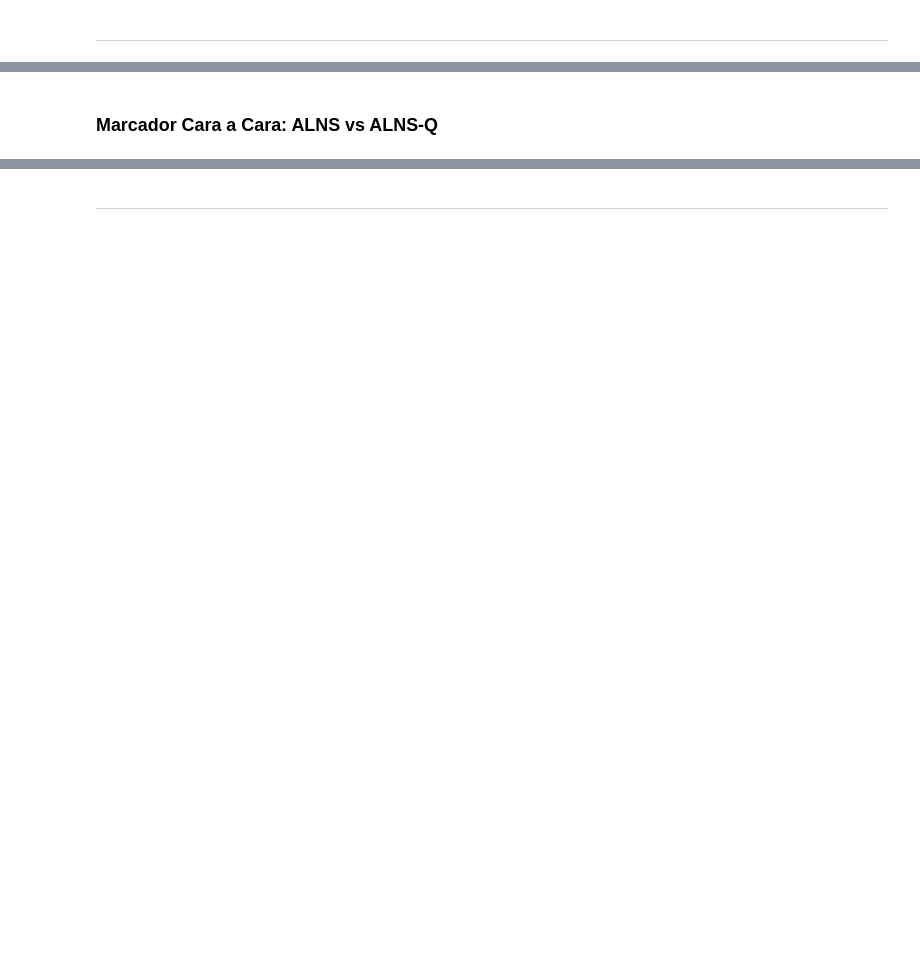
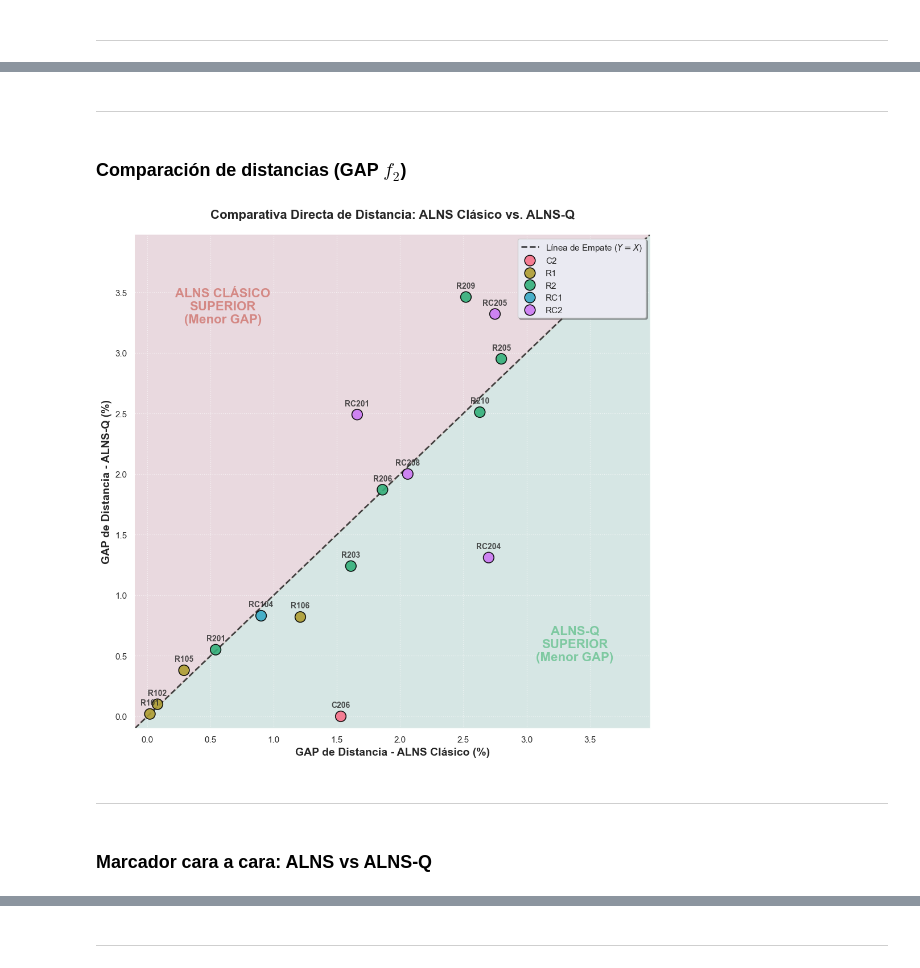
Before and after one commit to JoseFrancisc0/PFC_VPRTW, a Jupyter notebook: Experiments/analisis_experimentos.ipynb, the cells around one changed output, grey strips where cells are left out. Drawn from its saved outputs; the diff is of its cells as text; code cells hidden in the pictures; blank space fills up the shorter version.

```diff
--- a/Experiments/analisis_experimentos.ipynb
+++ b/Experiments/analisis_experimentos.ipynb
@@ -259,4 +427,69 @@ plt.show()
+# %% [markdown]
+---
+# %% [markdown]
+### Comparación de distancias (GAP $f_2$)
+# %%
+df_paridad = df_final.dropna(subset=['CLASSIC_GAP_f2(%)', 'QLEARNING_GAP_f2(%)']).copy()
+
+mask_empate_cero = (df_paridad['CLASSIC_GAP_f2(%)'] == 0) & (df_paridad['QLEARNING_GAP_f2(%)'] == 0)
+df_paridad = df_paridad[~mask_empate_cero].reset_index(drop=True)
+
+plt.figure(figsize=(10, 10))
+
+max_gap = max(df_paridad['CLASSIC_GAP_f2(%)'].max(), df_paridad['QLEARNING_GAP_f2(%)'].max())
+limite = max_gap * 1.15
+limite_inferior = -0.1
+
+plt.fill_between([limite_inferior, limite], [limite_inferior, limite], limite_inferior,
+                 color='#2ecc71', alpha=0.1, zorder=0)
+
+plt.fill_between([limite_inferior, limite], limite, [limite_inferior, limite],
+                 color='#e74c3c', alpha=0.1, zorder=0)
+
+plt.plot([limite_inferior, limite], [limite_inferior, limite],
+         color='black', linestyle='--', linewidth=2, alpha=0.7, zorder=1, label='Línea de Empate ($Y = X$)')
+
+sns.scatterplot(
+    data=df_paridad,
+    x='CLASSIC_GAP_f2(%)',
+    y='QLEARNING_GAP_f2(%)',
+    hue='Familia',
+    palette=sns.color_palette("husl", len(df_paridad['Familia'].unique())),
+    s=180,
+    edgecolor='black',
+    linewidth=1.2,
+    alpha=0.9,
+    zorder=3
+)
+
+for i, fila in df_paridad.iterrows():
+    plt.text(fila['CLASSIC_GAP_f2(%)'], fila['QLEARNING_GAP_f2(%)'] + (limite*0.015),
+             fila['Instancia'].upper(),
+             fontsize=10, fontweight='bold', ha='center', va='bottom', alpha=0.8, zorder=4)
+
+plt.text(limite * 0.85, limite * 0.15, 'ALNS-Q\nSUPERIOR\n(Menor GAP)',
+         color='#27ae60', fontsize=16, fontweight='bold', ha='center', va='center', alpha=0.5)
+plt.text(limite * 0.15, limite * 0.85, 'ALNS CLÁSICO\nSUPERIOR\n(Menor GAP)',
+         color='#c0392b', fontsize=16, fontweight='bold', ha='center', va='center', alpha=0.5)
+
+plt.title('Comparativa Directa de Distancia: ALNS Clásico vs. ALNS-Q',
+          fontsize=16, fontweight='bold', pad=20)
+plt.xlabel('GAP de Distancia - ALNS Clásico (%)', fontsize=14, fontweight='bold')
+plt.ylabel('GAP de Distancia - ALNS-Q (%)', fontsize=14, fontweight='bold')
+
+plt.xlim(limite_inferior, limite)
+plt.ylim(limite_inferior, limite)
+plt.grid(True, linestyle=':', alpha=0.6, zorder=0)
+
+plt.legend(loc='upper right', framealpha=1, shadow=True, fontsize=11)
+
+plt.tight_layout()
+plt.show()
+# %% [output]
+[figure, added]
+# %% [markdown]
+---
 # %% [markdown]
-### Marcador Cara a Cara: ALNS vs ALNS-Q
+### Marcador cara a cara: ALNS vs ALNS-Q
 # %%
 def evaluar_enfrentamiento(row):
```
Also changed, not shown: parts of 29 cells of this notebook, 2 other files.
